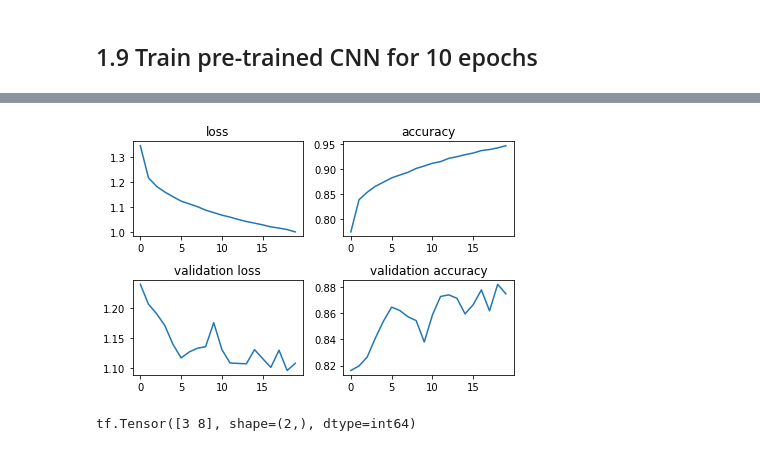
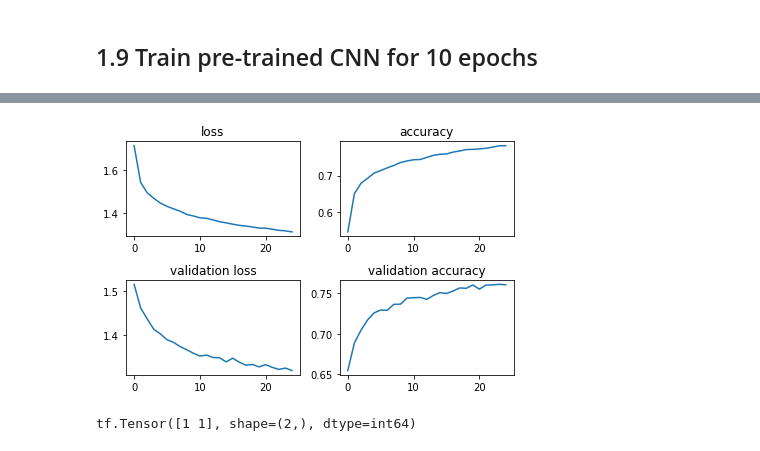
Before and after one commit to larryschirmer/art_style_transfer, a Jupyter notebook: transfer_learning.ipynb, the cells around one changed output, grey strips where cells are left out. Drawn from its saved outputs; the diff is of its cells as text; code cells hidden in the pictures.

```diff
--- a/transfer_learning.ipynb
+++ b/transfer_learning.ipynb
@@ -230,7 +229,7 @@ print(confusion_matrix)
 # download the model’s pretrained weights and save it in the variable base_model
 # note that here we specified to keras to download the imagenet weights
 # include_top is false to ignore the FC classifier part on top of the model
-base_model = VGG16(weights = "imagenet", include_top=False, input_shape = (32, 32, 3))
+base_model = VGG16(weights='imagenet', include_top=False, input_shape=(48, 48, 3))
 base_model.summary()
 # %% [output]
 Model: "vgg16"
@@ -359,2 +316,6 @@ new_model.compile(optimizer=tf.optimizers.SGD(lr=0.01, momentum=0.1, nesterov=Tr
+# %%
+vgg_model.compile(optimizer=tf.optimizers.Adam(lr=0.00075),
+                  loss=CategoricalCrossentropy(label_smoothing=0.2),
+                  metrics=['accuracy'])
 # %% [markdown]
 ## 1.8 Use the keras data generator function to load in cifar10 image data
@@ -408,0 +352,16 @@ Epoch 20/20
+# %%
+epochs = 25
+batch_size = 128
+
+train_generator = data_gen_train.flow(x_train_vgg, y_train, batch_size=batch_size)
+test_generator = data_gen_test.flow(x_test_vgg, y_test, batch_size=batch_size)
+
+epoch_steps_train = len(x_train_vgg) // batch_size
+epoch_steps_test = len(x_test_vgg) // batch_size
+
+with tf.device('/device:GPU:0'):
+    vgg_model.fit(train_generator,
+                steps_per_epoch=epoch_steps_train,
+                validation_data=test_generator,
+                validation_steps=epoch_steps_test,
+                epochs=epochs)
@@ -409,34 +386,34 @@ Epoch 20/20
 # %%
-new_model_history = new_model.history.history
+vgg_model_history = vgg_model.history.history
 
-new_model_fig = plt.figure()
+vgg_model_fig = plt.figure()
 
-loss = new_model_fig.add_subplot(221)
+loss = vgg_model_fig.add_subplot(221)
 loss.set_title('loss')
-loss.plot(new_model_history['loss'])
+loss.plot(vgg_model_history['loss'])
 
-accuracy = new_model_fig.add_subplot(222)
+accuracy = vgg_model_fig.add_subplot(222)
 accuracy.set_title('accuracy')
-accuracy.plot(new_model_history['accuracy'])
+accuracy.plot(vgg_model_history['accuracy'])
 
-val_loss = new_model_fig.add_subplot(223)
+val_loss = vgg_model_fig.add_subplot(223)
 val_loss.set_title('validation loss')
-val_loss.plot(new_model_history['val_loss'])
+val_loss.plot(vgg_model_history['val_loss'])
 
-val_accuracy = new_model_fig.add_subplot(224)
+val_accuracy = vgg_model_fig.add_subplot(224)
 val_accuracy.set_title('validation accuracy')
-val_accuracy.plot(new_model_history['val_accuracy'])
+val_accuracy.plot(vgg_model_history['val_accuracy'])
 
 plt.tight_layout()
-plt.show(new_model_fig)
+plt.show(vgg_model_fig)
 # %% [output]
-[figure, old version]
+[figure, new version]
 # %%
-vgg_preds = new_model.predict(x_test)
+vgg_preds = vgg_model.predict(x_test_vgg)
 y_pred_vgg = tf.math.argmax(vgg_preds, 1)
 print(y_pred_vgg[:2])
 # %% [output]
-tf.Tensor([3 8], shape=(2,), dtype=int64)
+tf.Tensor([1 1], shape=(2,), dtype=int64)
 # %%
 y_act = tf.reshape(test_labels, [len(test_labels)])
 classification_report = metrics.classification_report(y_act, y_pred_vgg)
```
Also changed, not shown: parts of 39 cells of this notebook, 5 other files.
